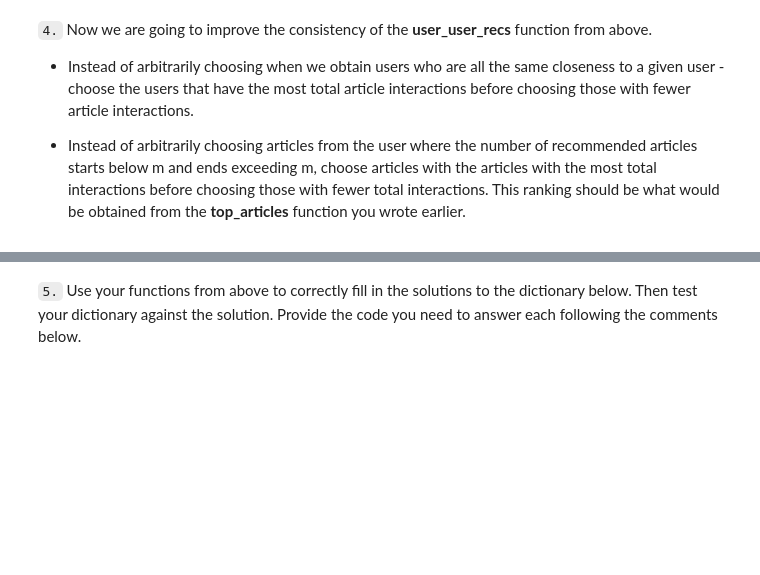
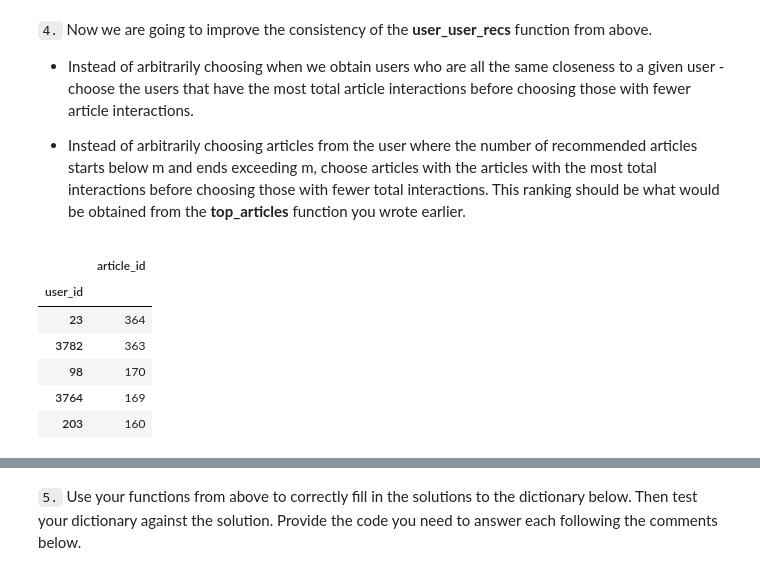
Before and after one commit to pmherp/udsnd_project-6, a Jupyter notebook: Recommendations_with_IBM.ipynb, the cells around one changed output, grey strips where cells are left out. Cells and saved outputs as stored; diff of their text form; code cells hidden in the pictures; blank space fills up the shorter version.

Commit message:
feat: finished part 3 user-user based recs

```diff
--- a/Recommendations_with_IBM.ipynb
+++ b/Recommendations_with_IBM.ipynb
@@ -563,6 +565,17 @@ If this is all you see, you passed all of our tests!  Nice job!
 
 
 * Instead of arbitrarily choosing articles from the user where the number of recommended articles starts below m and ends exceeding m, choose articles with the articles with the most total interactions before choosing those with fewer total interactions. This ranking should be  what would be obtained from the **top_articles** function you wrote earlier.
+# %%
+num_user_df = pd.DataFrame(df.groupby('user_id')['article_id'].count().sort_values(ascending=False))
+num_user_df.head()
+# %% [output]
+|  | article_id |
+| user_id |  |
+| 23 | 364 |
+| 3782 | 363 |
+| 98 | 170 |
+| 3764 | 169 |
+| 203 | 160 |
 # %%
 def get_top_sorted_users(user_id, df=df, user_item=user_item):
     '''
```
Also changed, not shown: parts of 13 cells of this notebook, 1 other file.
